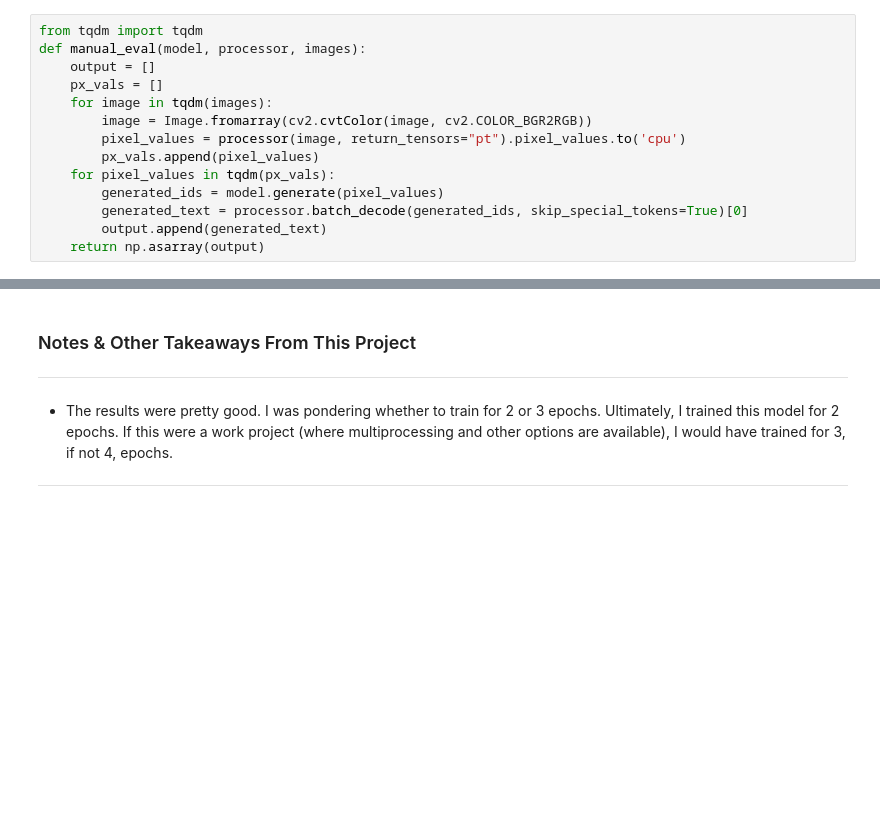
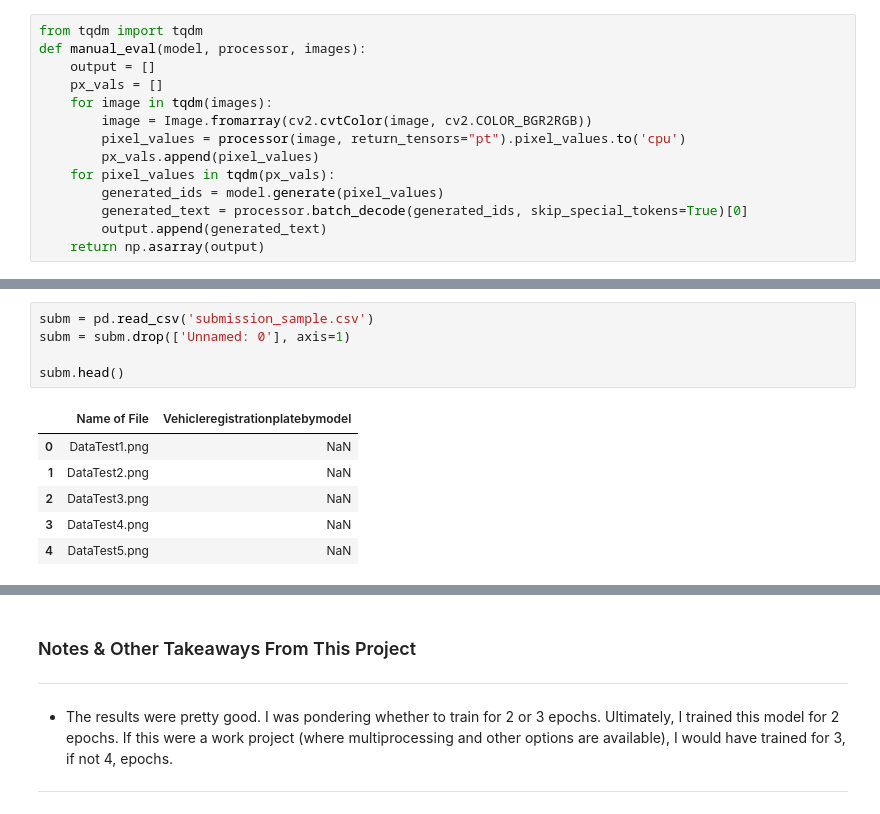
Before and after one commit to mdaniyalk/BDC-2023, a Jupyter notebook: TrOCR_FineTuneV2.ipynb, the cells around one changed output, grey strips where cells are left out. Drawn from its saved outputs; the diff is of its cells as text; blank space fills up the shorter version.

```diff
--- a/TrOCR_FineTuneV2.ipynb
+++ b/TrOCR_FineTuneV2.ipynb
@@ -351,0 +448,12 @@ print(f"test dataset char_acc = {character_accuracy_np(ylabel_test, yhat_test)}"
+# %%
+subm = pd.read_csv('submission_sample.csv')
+subm = subm.drop(['Unnamed: 0'], axis=1)
+
+subm.head()
+# %% [output]
+|  | Name of File | Vehicleregistrationplatebymodel |
+| 0 | DataTest1.png | NaN |
+| 1 | DataTest2.png | NaN |
+| 2 | DataTest3.png | NaN |
+| 3 | DataTest4.png | NaN |
+| 4 | DataTest5.png | NaN |
```
Also changed, not shown: parts of 17 cells of this notebook, 34 other files.
